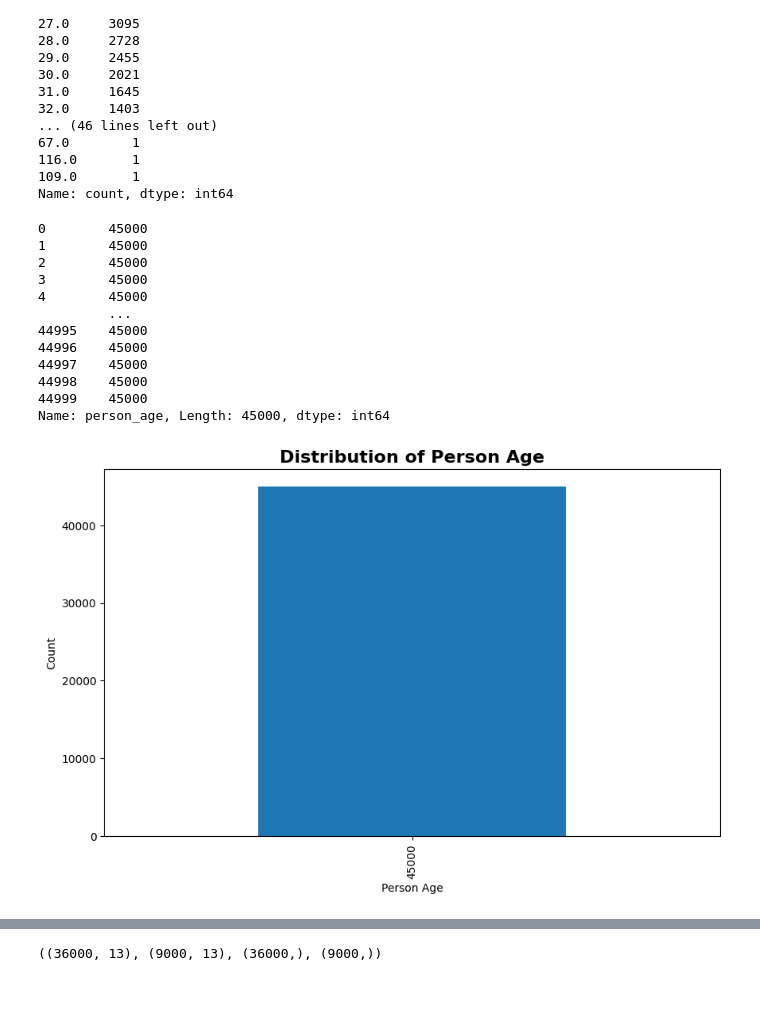
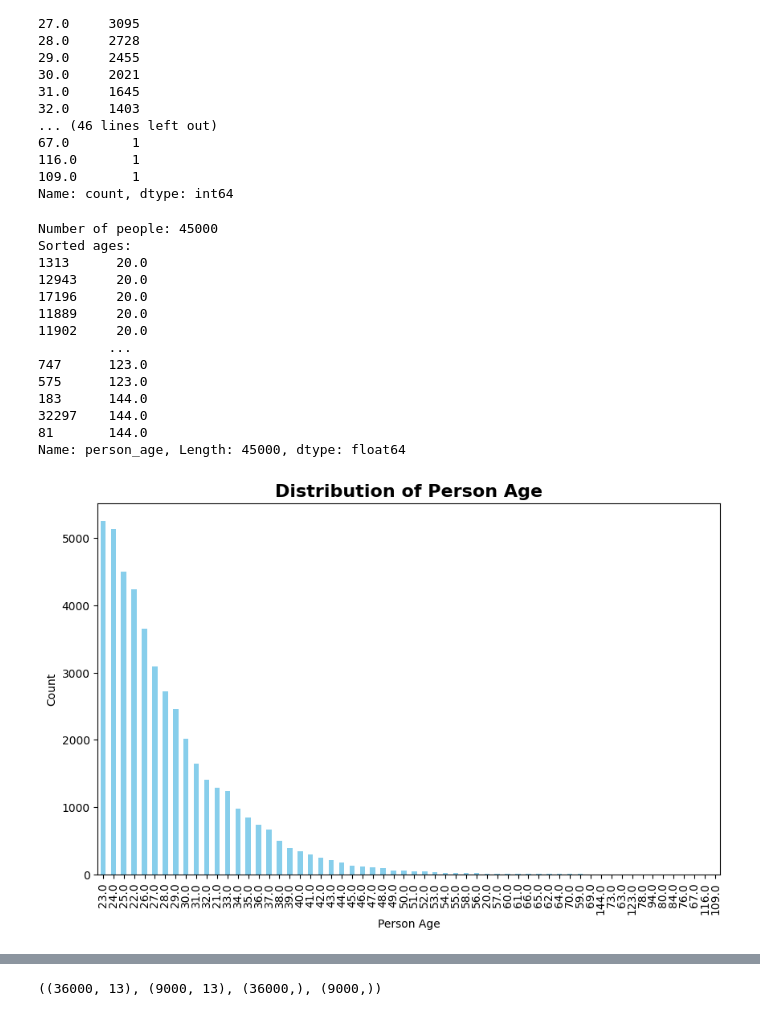
Before and after one commit to AbidemiDataDriven/Loan-Approval-Prediction, a Jupyter notebook: Notebook.ipynb, the cells around one changed output, grey strips where cells are left out. Saved outputs shown, nothing was run; the diff lists cells and outputs as text; code cells hidden in the pictures.

```diff
--- a/Notebook.ipynb
+++ b/Notebook.ipynb
@@ -157,27 +185,30 @@ person_age
 109.0       1
 Name: count, dtype: int64
 # %%
-df["person_age"]= len(df["person_age"])
-df["person_age"].sort_values(ascending=True)
+print("Number of people:", len(df["person_age"]))
+print("Sorted ages:")
+print(df["person_age"].sort_values(ascending=True))
 # %% [output]
-0        45000
-1        45000
-2        45000
-3        45000
-4        45000
+Number of people: 45000
+Sorted ages:
+1313      20.0
+12943     20.0
+17196     20.0
+11889     20.0
+11902     20.0
          ...
-44995    45000
-44996    45000
-44997    45000
-44998    45000
-44999    45000
-Name: person_age, Length: 45000, dtype: int64
+747      123.0
+575      123.0
+183      144.0
+32297    144.0
+81       144.0
+Name: person_age, Length: 45000, dtype: float64
 # %%
-df["person_age"].value_counts().plot(kind='bar', figsize=(10,6))
+df["person_age"].value_counts().plot(kind='bar', figsize=(10,6), color='skyblue')
 plt.xlabel('Person Age')
 plt.ylabel('Count')
 plt.title('Distribution of Person Age', fontsize=16, fontweight='bold')
 plt.show()
 # %% [output]
-[figure, old version]
+[figure, new version]
 # %%
```
Also changed, not shown: parts of 21 cells of this notebook, 5 other files.
